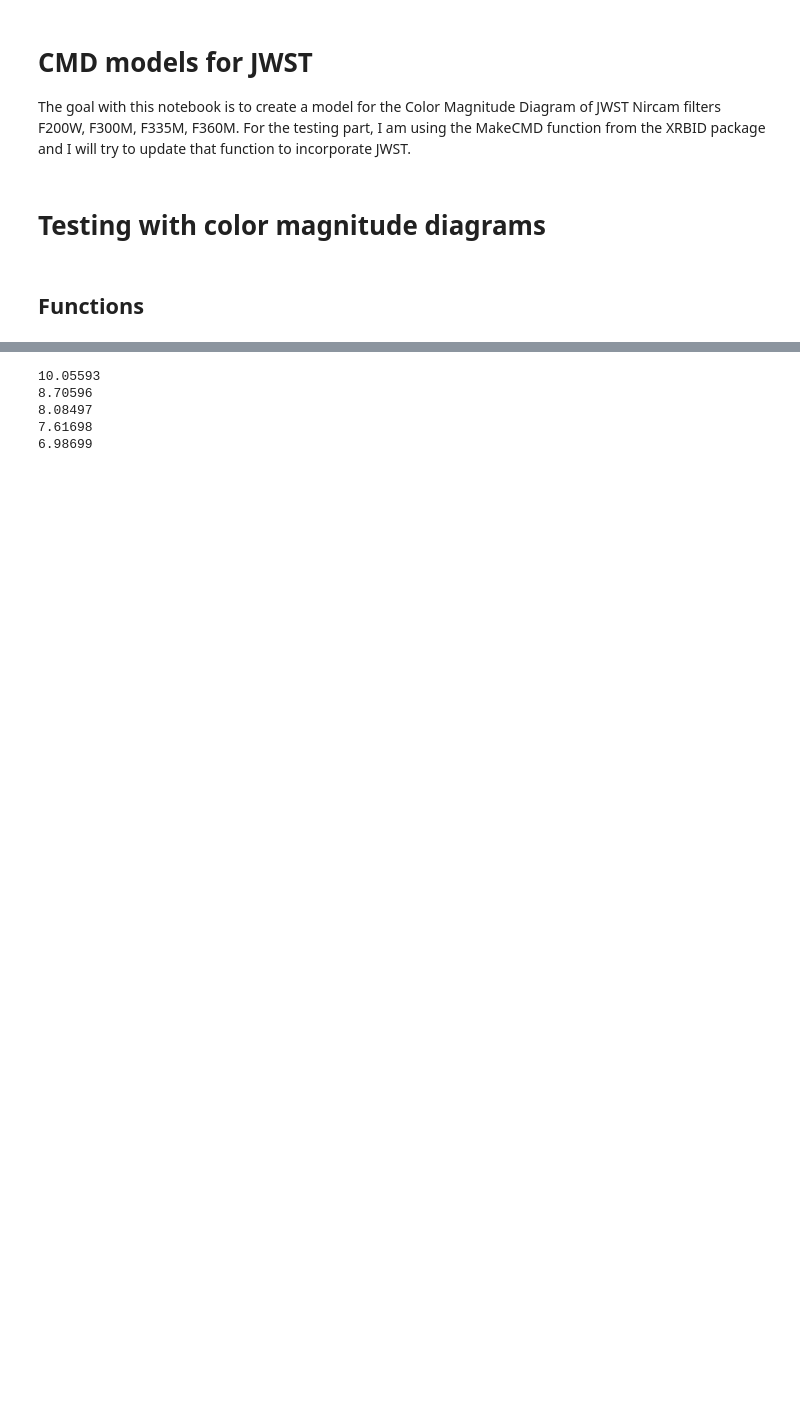
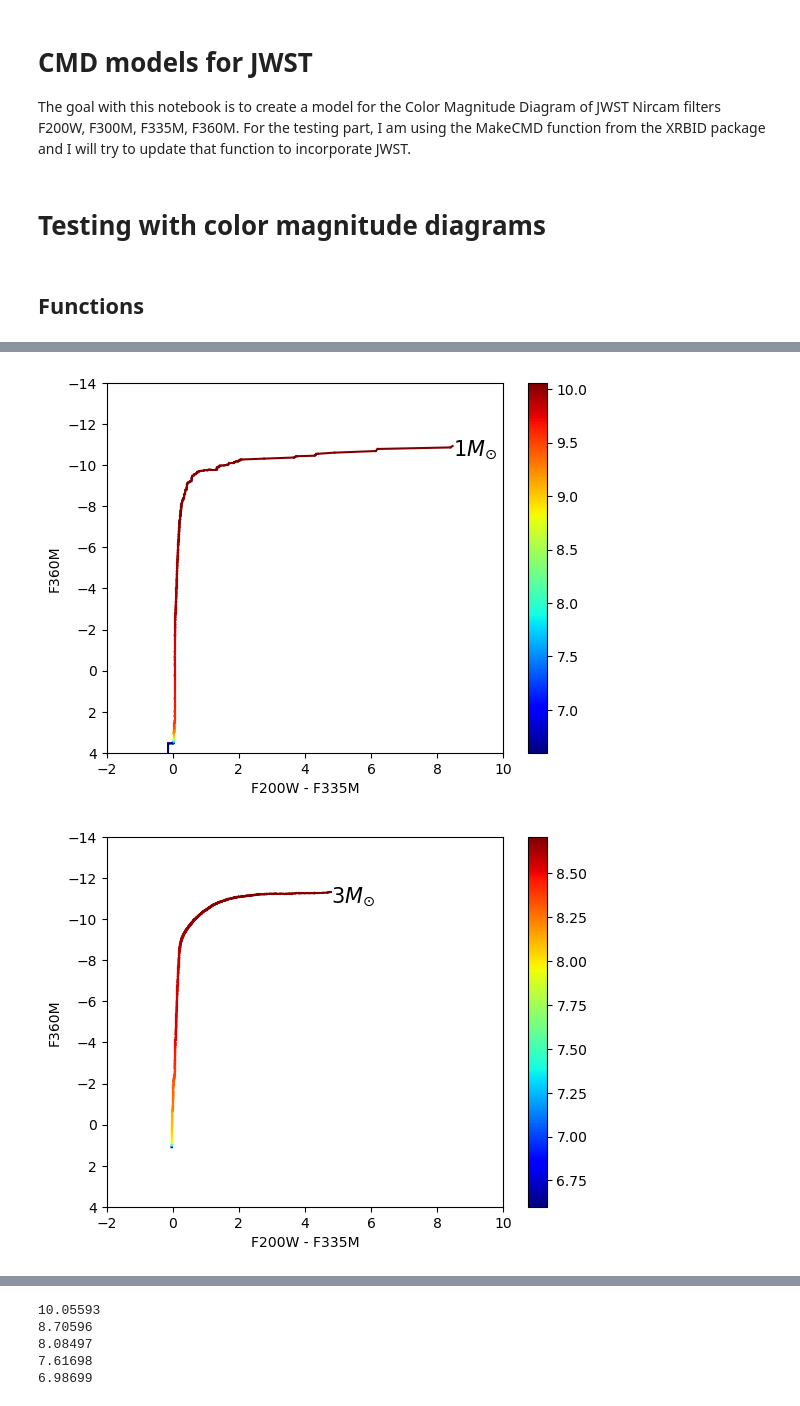
Before and after one commit to devkhullar/querx, a Jupyter notebook: models.ipynb, the cells around one changed output, grey strips where cells are left out. Saved outputs shown, nothing was run; the diff lists cells and outputs as text; code cells hidden in the pictures; blank space fills up the shorter version.

```diff
--- a/models.ipynb
+++ b/models.ipynb
@@ -897,19 +439,0 @@ x, y
-# %%
-testframe = test5[['logAge', 'Mass', 'F200W', 'F300M', 'F335M', 'F360M']].copy()
-testframe['F200W - F335M'] = testframe['F200W'].values - testframe['F335M'].values
-testframe.sort_values('F200W - F335M')
-display(testframe)
-
-x = testframe['F200W - F335M']
-y = testframe['F360M']
-
-# plt.scatter(x, y, s=2)
-plt.plot(x, y)
-
-plt.xlim(-2, 6)
-plt.ylim(2, -14)
-
-plt.xlabel('F200M - F335W')
-plt.ylabel('F360M')
-
-plt.annotate(r'$5M_{\odot}$', xy=[5, -10], size=15)
@@ -1140,0 +539,38 @@ Text(5, -10, '$5M_{\\odot}$')
+# %%
+onesolarmass = Find(isodata, ['Mass >= 0.99', 'Mass <= 1.01'])
+plot_isochrone(df=onesolarmass,
+               xmodel=['F200W', 'F335M'],
+               ymodel='F360M',
+               label=1,
+               save=True)
+
+threesolarmass = Find(isodata, ['Mass >= 2.9', 'Mass <= 3.1'])
+plot_isochrone(df=threesolarmass,
+               xmodel=['F200W', 'F335M'],
+               ymodel='F360M',
+               label=3,
+               save=True)
+
+fivesolarmass = Find(isodata, ['Mass >= 4.9', 'Mass <= 5.1'])
+plot_isochrone(df=fivesolarmass,
+               xmodel=['F200W', 'F335M'],
+               ymodel='F360M',
+               label=5,
+               save=True)
+
+eightsolarmass = Find(isodata, ['Mass >= 7.9', 'Mass <= 8.1'])
+plot_isochrone(df=eightsolarmass,
+               xmodel=['F200W', 'F335M'],
+               ymodel='F360M',
+               label=8,
+               save=True)
+
+twentysolarmass = Find(isodata, ['Mass >= 19.9'])
+plot_isochrone(df=twentysolarmass,
+               xmodel=['F200W', 'F335M'],
+               ymodel='F360M',
+               label=20,
+               save=True)
+# %% [output]
+[figure, added]
+[figure, added]
```
Also changed, not shown: parts of 60 cells of this notebook.
